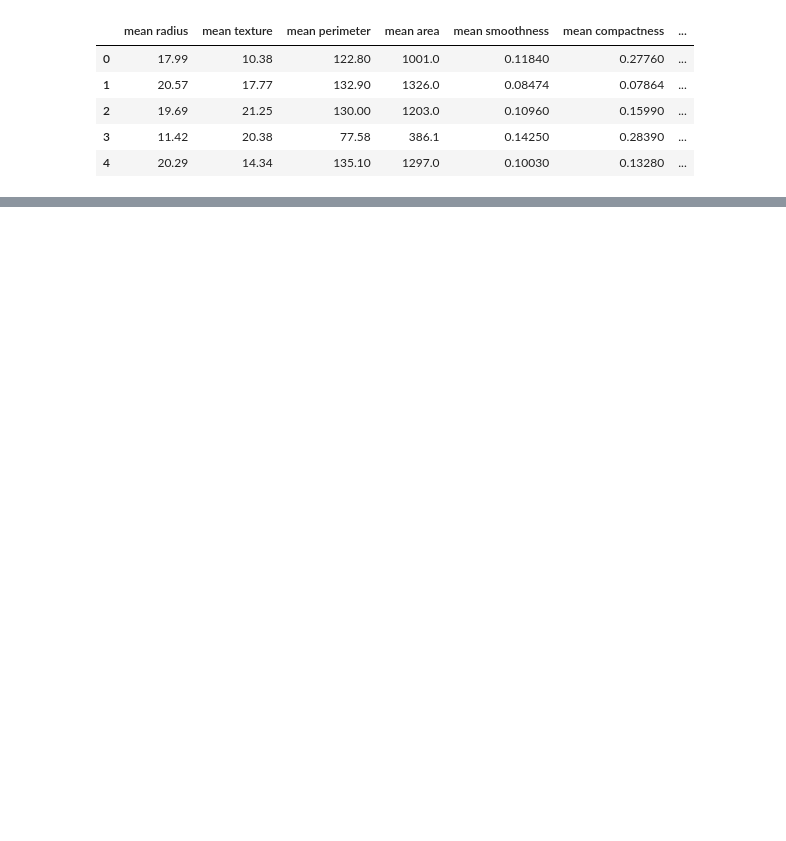
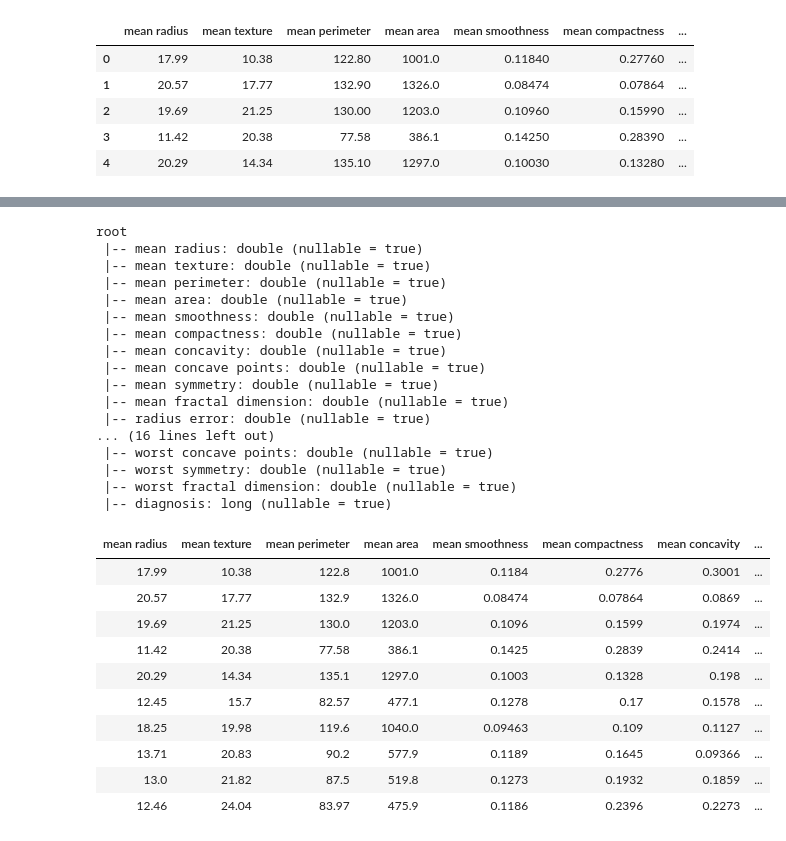
Before and after one commit to Cardoso-Caio/MVP-Engenharia-de-Dados, a Jupyter notebook: 02_download_dados.ipynb, the cells around one changed output, grey strips where cells are left out. Cells and saved outputs as stored; diff of their text form; code cells hidden in the pictures; blank space fills up the shorter version.

```diff
--- a/02_download_dados.ipynb
+++ b/02_download_dados.ipynb
@@ -44,0 +40,38 @@ only showing top 5 rows
+# %%
+# Conversão para Spark DataFrame (padrão do Databricks/Spark)
+df_spark = spark.createDataFrame(df_pd)
+
+# Inspeção do schema para evidenciar tipos e nulabilidade
+df_spark.printSchema()
+
+#Visualização
+display(df_spark.limit(10))
+# %% [output]
+root
+ |-- mean radius: double (nullable = true)
+ |-- mean texture: double (nullable = true)
+ |-- mean perimeter: double (nullable = true)
+ |-- mean area: double (nullable = true)
+ |-- mean smoothness: double (nullable = true)
+ |-- mean compactness: double (nullable = true)
+ |-- mean concavity: double (nullable = true)
+ |-- mean concave points: double (nullable = true)
+ |-- mean symmetry: double (nullable = true)
+ |-- mean fractal dimension: double (nullable = true)
+ |-- radius error: double (nullable = true)
+... (16 lines left out)
+ |-- worst concave points: double (nullable = true)
+ |-- worst symmetry: double (nullable = true)
+ |-- worst fractal dimension: double (nullable = true)
+ |-- diagnosis: long (nullable = true)
+| mean radius | mean texture | mean perimeter | mean area | mean smoothness | mean compactness | mean concavity | ... |
+| 17.99 | 10.38 | 122.8 | 1001.0 | 0.1184 | 0.2776 | 0.3001 | ... |
+| 20.57 | 17.77 | 132.9 | 1326.0 | 0.08474 | 0.07864 | 0.0869 | ... |
+| 19.69 | 21.25 | 130.0 | 1203.0 | 0.1096 | 0.1599 | 0.1974 | ... |
+| 11.42 | 20.38 | 77.58 | 386.1 | 0.1425 | 0.2839 | 0.2414 | ... |
+| 20.29 | 14.34 | 135.1 | 1297.0 | 0.1003 | 0.1328 | 0.198 | ... |
+| 12.45 | 15.7 | 82.57 | 477.1 | 0.1278 | 0.17 | 0.1578 | ... |
+| 18.25 | 19.98 | 119.6 | 1040.0 | 0.09463 | 0.109 | 0.1127 | ... |
+| 13.71 | 20.83 | 90.2 | 577.9 | 0.1189 | 0.1645 | 0.09366 | ... |
+| 13.0 | 21.82 | 87.5 | 519.8 | 0.1273 | 0.1932 | 0.1859 | ... |
+| 12.46 | 24.04 | 83.97 | 475.9 | 0.1186 | 0.2396 | 0.2273 | ... |
```
Also changed, not shown: parts of 6 cells of this notebook, 1 other file.
